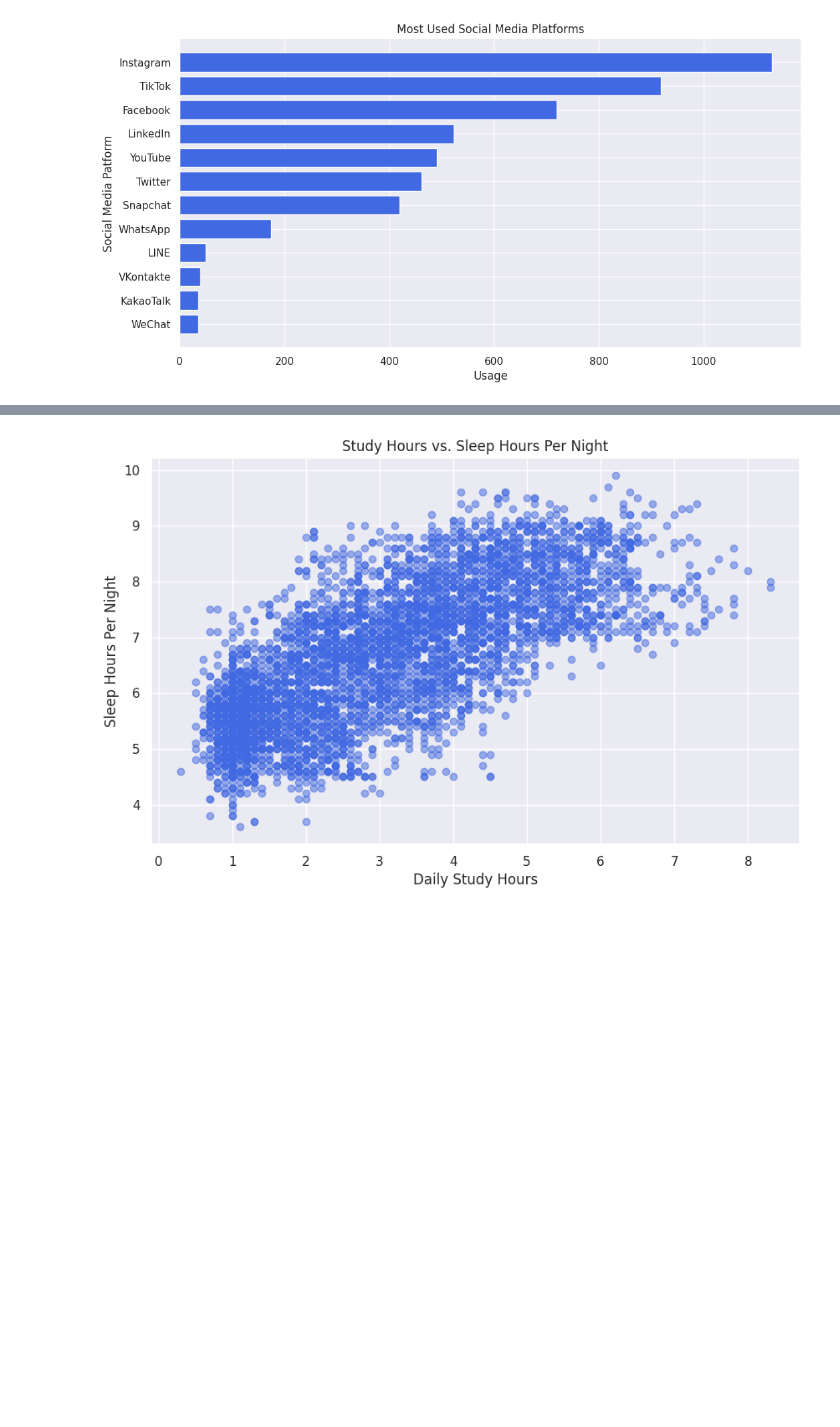
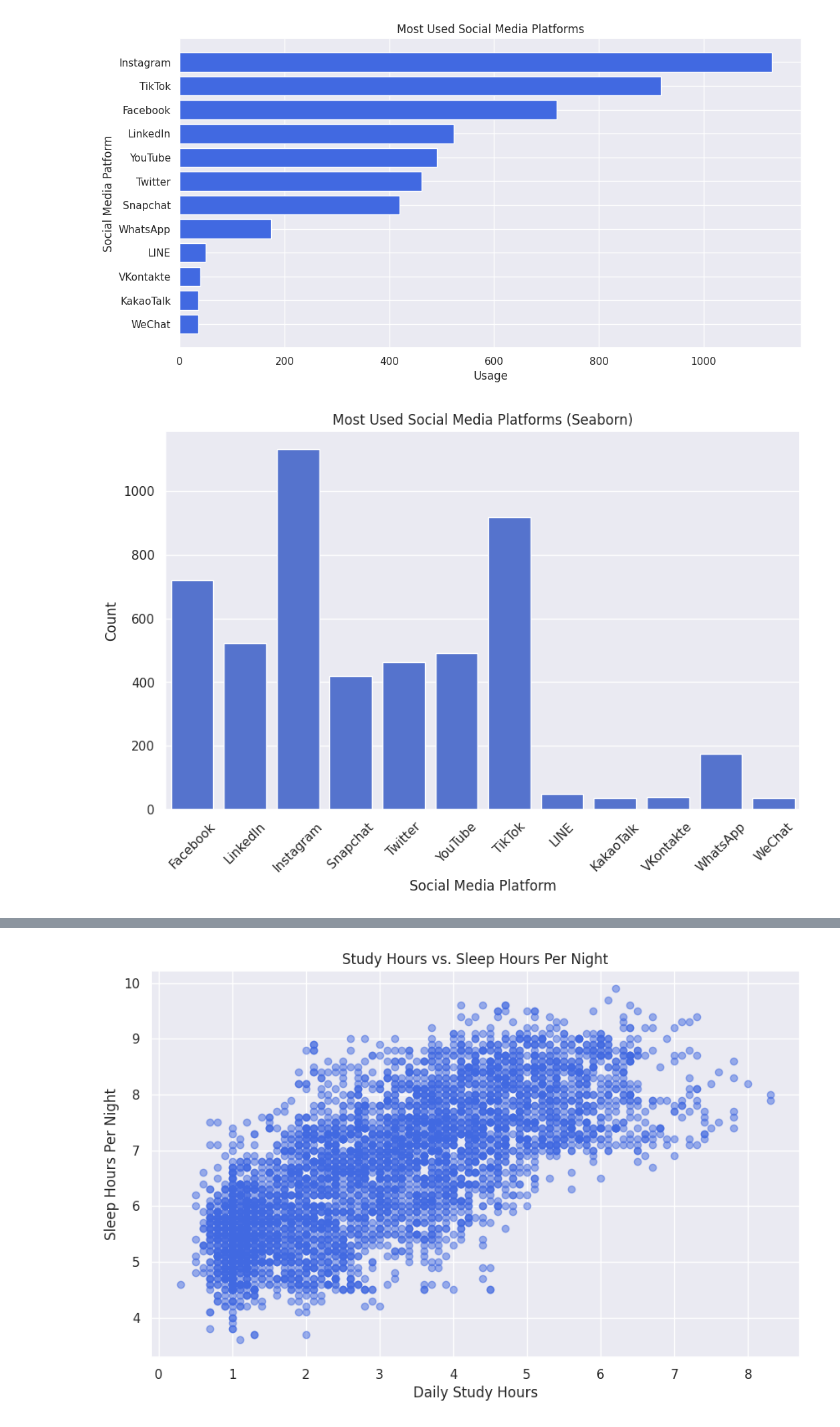
Before and after one commit to sudoAdarsh/Social-Media-Mental-Health-EDA, a Jupyter notebook: Social_Media_Mental_Health_EDA.ipynb, the cells around one changed output, grey strips where cells are left out. Saved outputs shown, nothing was run; the diff lists cells and outputs as text; code cells hidden in the pictures; blank space fills up the shorter version.

```diff
--- a/Social_Media_Mental_Health_EDA.ipynb
+++ b/Social_Media_Mental_Health_EDA.ipynb
@@ -88,6 +88,20 @@ ax.set_xlabel("Usage")
 plt.show()
 # %% [output]
 [figure]
+# %%
+# Seaborn Implementation of Bar graph
+fig, ax = plt.subplots(figsize=(10, 6))
+
+sns.countplot(data=df, x="Most_Used_Platform", ax=ax, color='royalblue')
+
+ax.set_title("Most Used Social Media Platforms (Seaborn)")
+ax.set_xlabel("Social Media Platform")
+ax.set_ylabel("Count")
+ax.tick_params(axis='x', rotation=45)
+
+plt.show()
+# %% [output]
+[figure, added]
 # %%
 sleep_data = df['Sleep_Hours_Per_Night']
 
```
Also changed, not shown: parts of 8 cells of this notebook.
